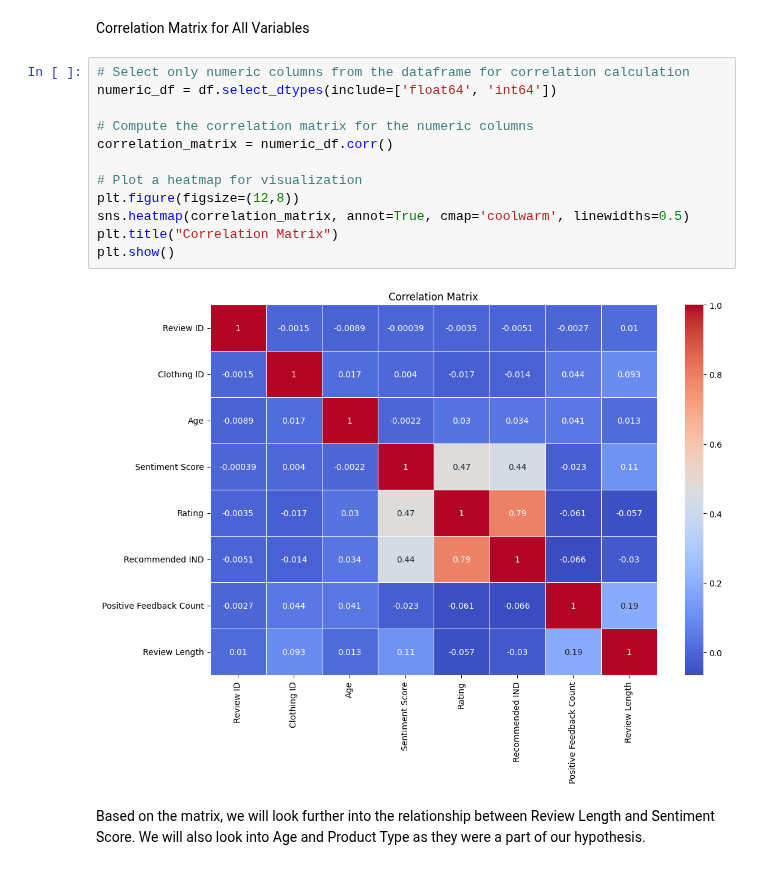
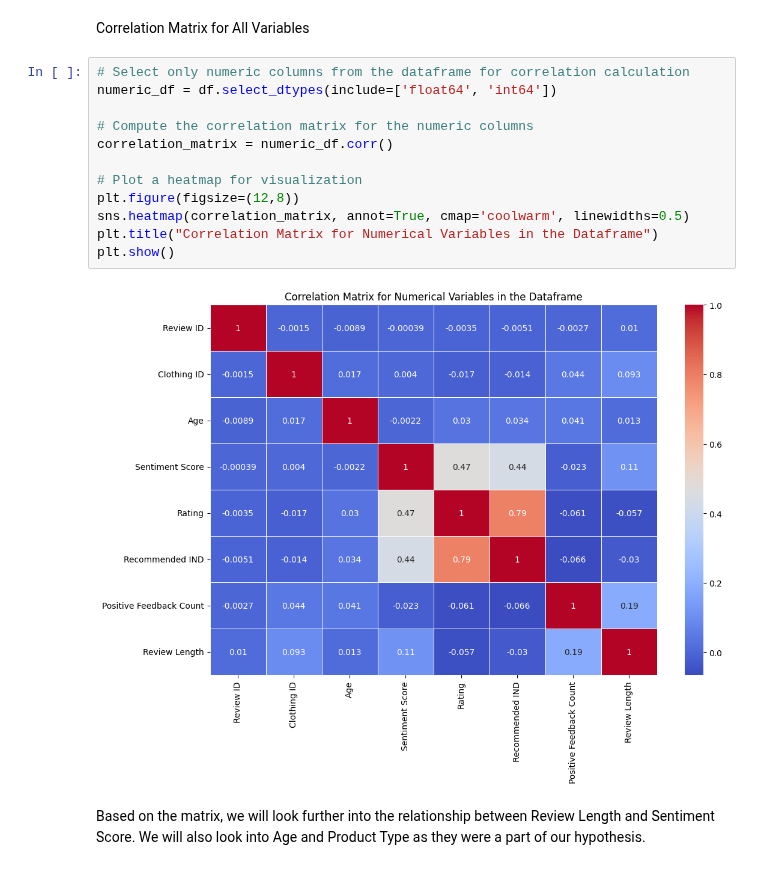
Before and after one commit to Sabrina-Hendricks/DS4002-Group13, a Jupyter notebook: Scripts/MI3_Analysis_AllSentimentScores.ipynb, the cells around one changed output. Drawn from its saved outputs; the diff is of its cells as text.

```diff
--- a/Scripts/MI3_Analysis_AllSentimentScores.ipynb
+++ b/Scripts/MI3_Analysis_AllSentimentScores.ipynb
@@ -38,17 +38,17 @@ Correlation Matrix for All Variables
 # %%
 # Select only numeric columns from the dataframe for correlation calculation
 numeric_df = df.select_dtypes(include=['float64', 'int64'])
 
 # Compute the correlation matrix for the numeric columns
 correlation_matrix = numeric_df.corr()
 
 # Plot a heatmap for visualization
 plt.figure(figsize=(12,8))
 sns.heatmap(correlation_matrix, annot=True, cmap='coolwarm', linewidths=0.5)
-plt.title("Correlation Matrix")
+plt.title("Correlation Matrix for Numerical Variables in the Dataframe")
 plt.show()
 # %% [output]
-[figure, old version]
+[figure, new version]
 # %% [markdown]
 Based on the matrix, we will look further into the relationship between Review Length and Sentiment Score. We will also look into Age and Product Type as they were a part of our hypothesis.
 # %% [markdown]
```
Also changed, not shown: parts of 2 cells of this notebook.
